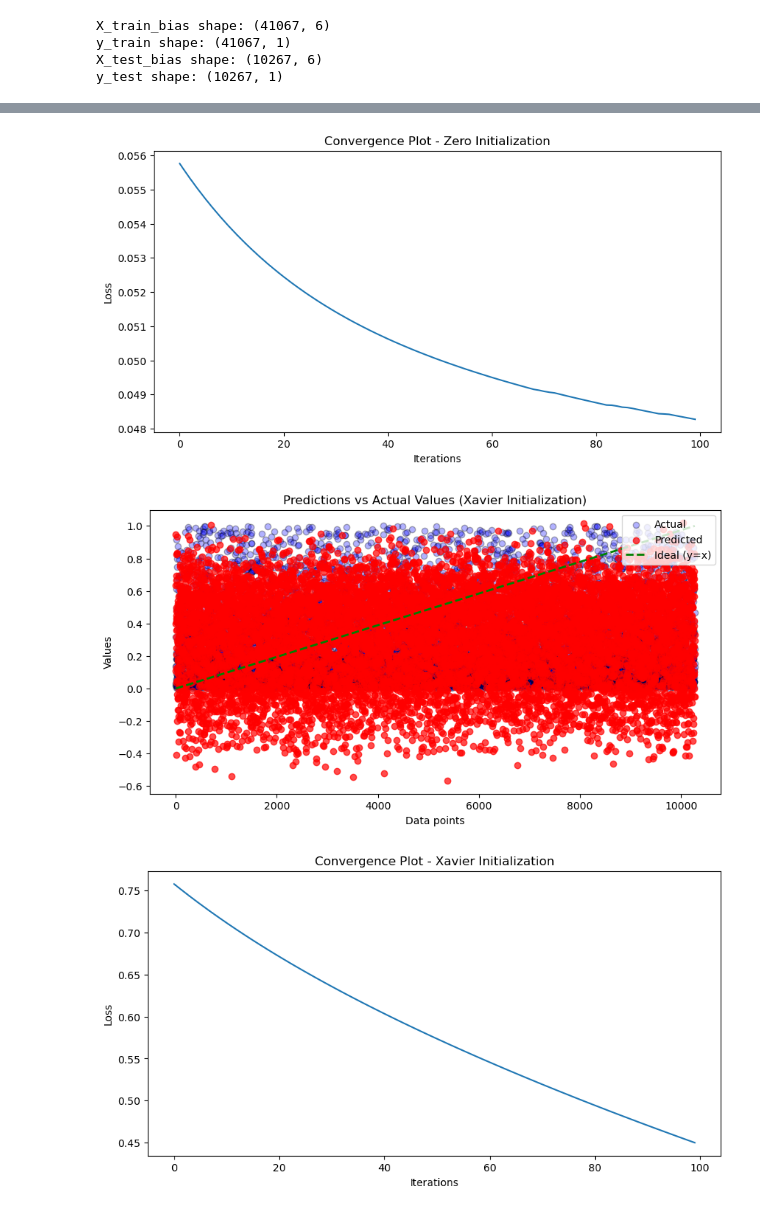
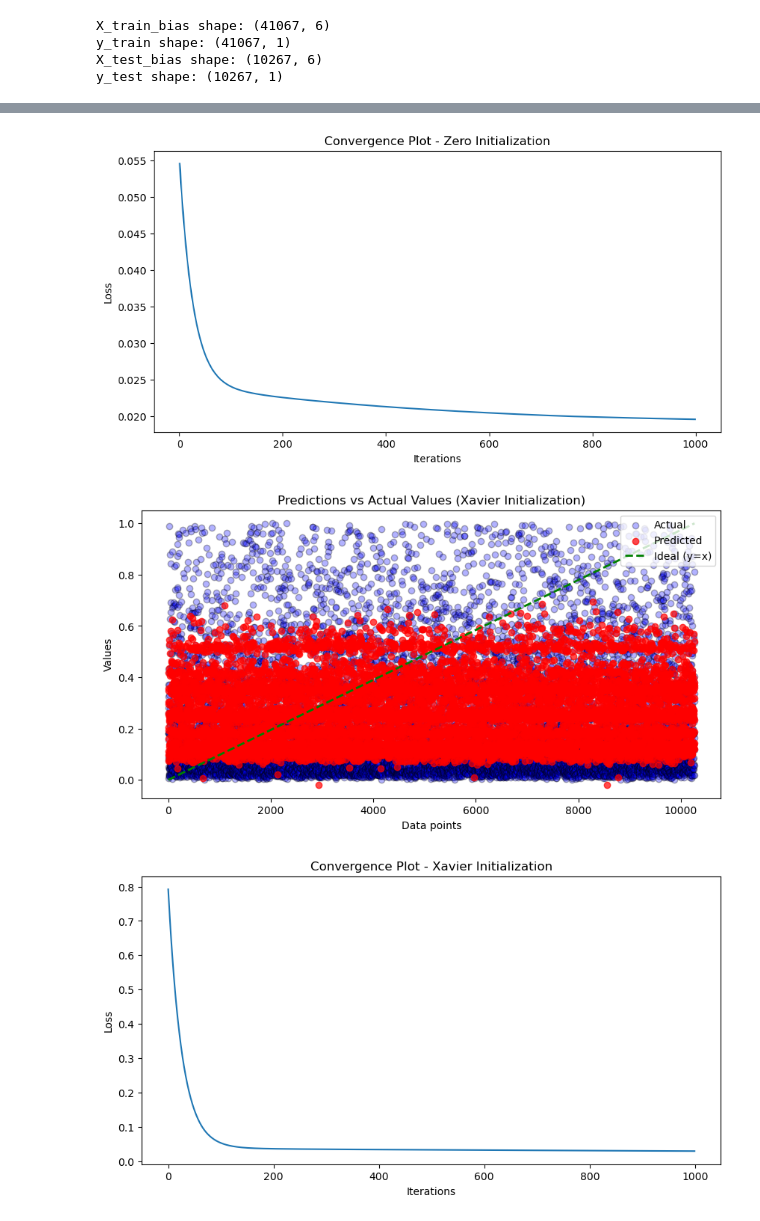
Before and after one commit to MythriShivakumar/A1_ML, a Jupyter notebook: part4.ipynb, the cells around one changed output, grey strips where cells are left out. Drawn from its saved outputs; the diff is of its cells as text; code cells hidden in the pictures.

Commit message:
changed the threshold values

```diff
--- a/part4.ipynb
+++ b/part4.ipynb
@@ -77,7 +77,7 @@ def gradient_descent(X, y, w, lambda1, lambda2, alpha, epochs, threshold=None):
         loss = elastic_net_loss(X, y, w, lambda1, lambda2)
         loss_history.append(loss)
 
-        if epoch % 10 == 0:
+        if epoch % 100 == 0:
             print(f"Epoch {epoch}, Loss: {loss}")
 
         if threshold is not None and np.all(np.abs(gradient) < threshold):
@@ -159,26 +159,26 @@ def experiment_with_stopping_criteria(X_train, y_train, X_test, y_test, lambda1,
 
     w = xavier_initialization(input_dim, output_dim)
 
-    print("\nTraining with 100 iterations stopping criterion:")
-    w_predefined, loss_predefined = gradient_descent(X_train, y_train, w, lambda1, lambda2, alpha, 100)
+    print("\nTraining with 10000 iterations stopping criterion:")
+    w_predefined, loss_predefined = gradient_descent(X_train, y_train, w, lambda1, lambda2, alpha, 10000)
     print("\nModel evaluation for predefined stopping criterion:")
     plot_predictions(X_test, y_test, w_predefined)
-    plot_loss_convergence(loss_predefined, 'Predefined iterations (1000)')
+    plot_loss_convergence(loss_predefined, 'Predefined iterations (10000)')
 
     w = xavier_initialization(input_dim, output_dim)
 
     print("\nTraining with gradient threshold stopping criterion:")
-    w_grad_threshold, loss_grad_threshold = gradient_descent(X_train, y_train, w, lambda1, lambda2, alpha, max_iterations, threshold=0.08)
+    w_grad_threshold, loss_grad_threshold = gradient_descent(X_train, y_train, w, lambda1, lambda2, alpha, max_iterations, threshold=0.01)
     print("\nModel evaluation for gradient threshold stopping criterion:")
     plot_predictions(X_test, y_test, w_grad_threshold)
-    plot_loss_convergence(loss_grad_threshold, 'Gradient threshold (0.08)')
+    plot_loss_convergence(loss_grad_threshold, 'Gradient threshold (0.01)')
 
     return w_predefined, w_grad_threshold
 # %%
-lambda1 = 0.1  # L2 regularization parameter
-lambda2 = 0.1  # L1 regularization parameter
+lambda1 = 0.01  # L2 regularization parameter
+lambda2 = 0.01  # L1 regularization parameter
 alpha = 0.01
-epochs = 100
+epochs = 1000
 
 (w_random, loss_random), (w_zero, loss_zero), (w_xavier, loss_xavier) = three_initialization_methods(X_train_bias, y_train, X_test_bias, y_test, lambda1, lambda2, alpha, epochs)
 plot_results_for_initialization_methods(X_test_bias, y_test, w_random, loss_random, "Random")
@@ -208,6 +208,6 @@ Epoch 90, Loss: 0.47046518954381794
-[figure, old version]
+[figure, new version]
-[figure, old version]
+[figure, new version]
-[figure, old version]
+[figure, new version]
 # %%
 w_predefined, w_grad_threshold = experiment_with_stopping_criteria(X_train_bias, y_train, X_test_bias, y_test, lambda1, lambda2, alpha)
 # %% [output]
```
Also changed, not shown: parts of 2 cells of this notebook.
